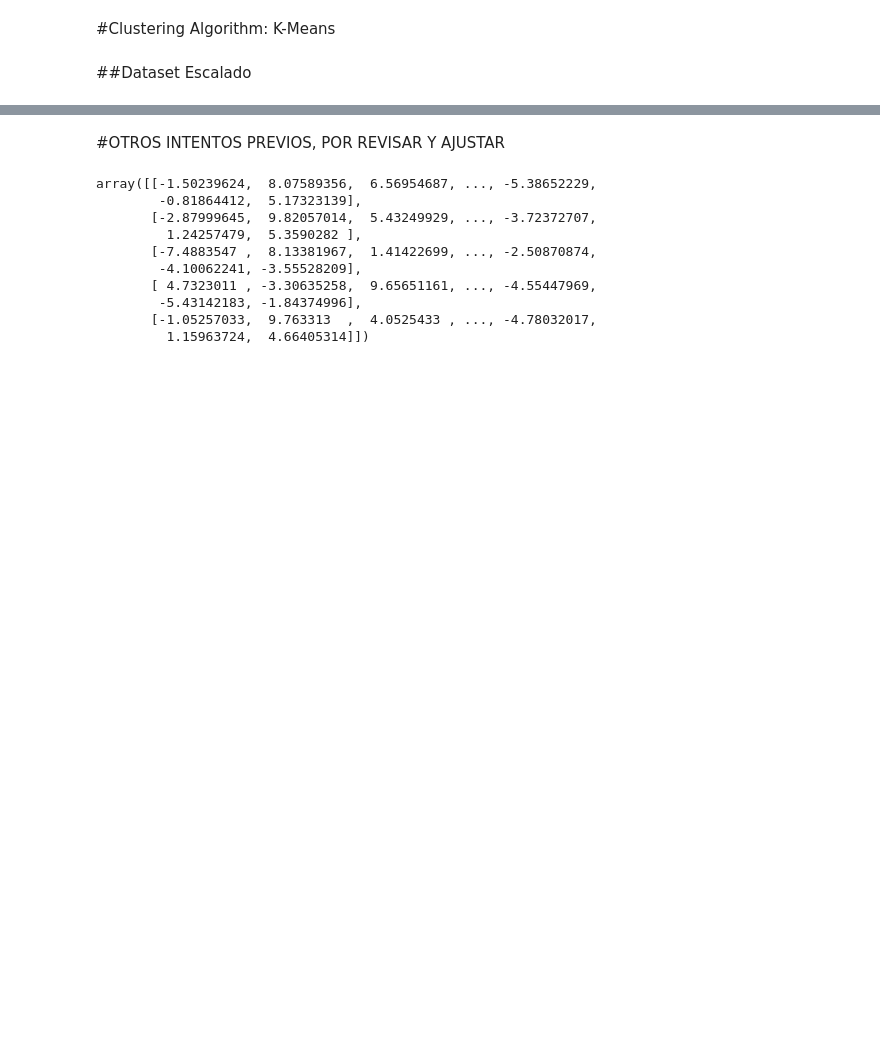
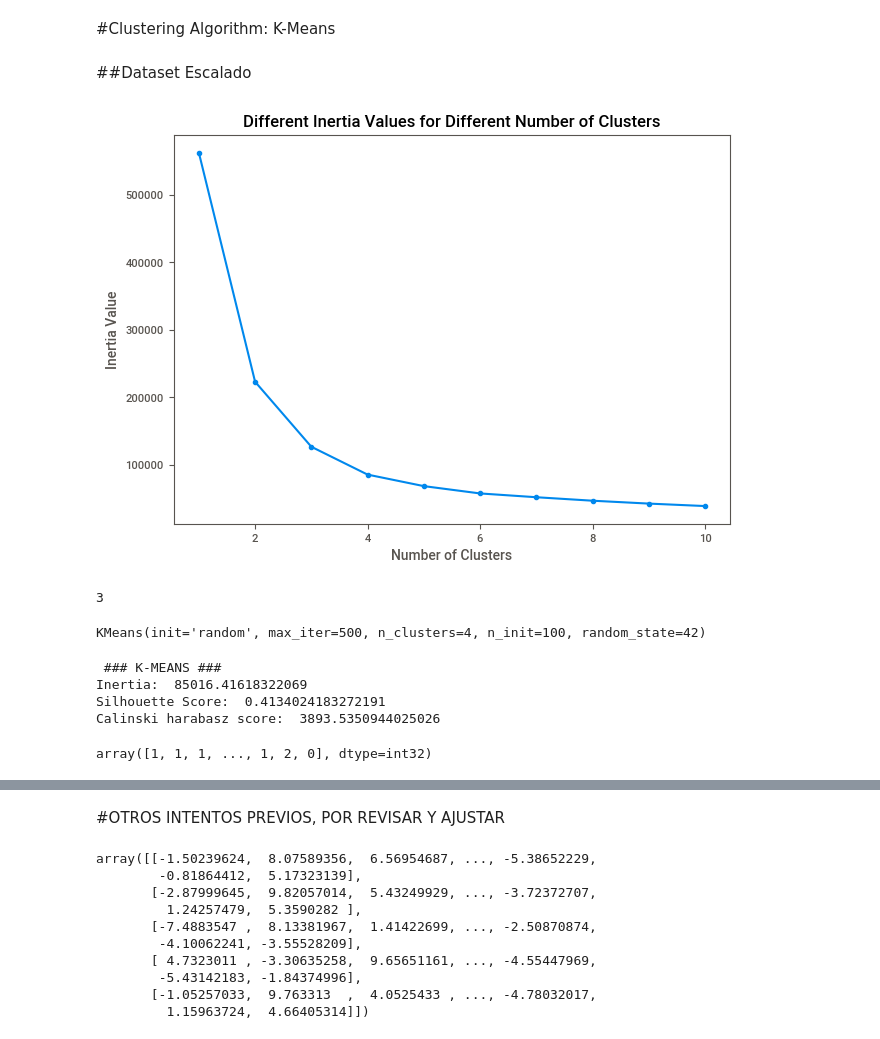
Before and after one commit to veronica1908/T2_APRENDIZAJE_NO_SUPERVISADO, a Jupyter notebook: APRENDIZAJE_NO_SUPERVISADO.ipynb, the cells around one changed output, grey strips where cells are left out. Saved outputs shown, nothing was run; the diff lists cells and outputs as text; code cells hidden in the pictures; blank space fills up the shorter version.

```diff
--- a/APRENDIZAJE_NO_SUPERVISADO.ipynb
+++ b/APRENDIZAJE_NO_SUPERVISADO.ipynb
@@ -1686,3 +1754,46 @@ for i in range(1, 11):
     kmeans = KMeans(n_clusters=i, init='k-means++', random_state=3)
     kmeans.fit(BDD2_out)
     inertia_list.append(kmeans.inertia_)
+# %%
+# plot the inertia curve
+plt.plot(range(1,11),inertia_list)
+plt.scatter(range(1,11),inertia_list)
+plt.xlabel("Number of Clusters", size=10)
+plt.ylabel("Inertia Value", size=10)
+plt.title("Different Inertia Values for Different Number of Clusters", size=12)
+plt.show()
+# %% [output]
+[figure, added]
+# %%
+# Seleccion automatica del numero k
+kl = KneeLocator(range(1, 11),
+                 inertia_list, curve="convex",
+                 direction="decreasing")
+kl.elbow
+# %% [output]
+3
+# %%
+kmeans_constants = {"init": "random", "n_init": 100, "max_iter": 500, "random_state": 42}
+
+# --- Modelo K-means ---
+model_kmeans = KMeans(n_clusters = 4, **kmeans_constants)
+model_kmeans.fit(BDD2_out)
+# %% [output]
+KMeans(init='random', max_iter=500, n_clusters=4, n_init=100, random_state=42)
+# %%
+# --- Evaluación del modelo kmeans ---
+print(" ### K-MEANS ###")
+print('Inertia: ', model_kmeans.inertia_)
+print('Silhouette Score: ', silhouette_score(BDD2_out, model_kmeans.labels_))
+print('Calinski harabasz score: ', calinski_harabasz_score(BDD2_out, model_kmeans.labels_))
+# %% [output]
+ ### K-MEANS ###
+Inertia:  85016.41618322069
+Silhouette Score:  0.4134024183272191
+Calinski harabasz score:  3893.5350944025026
+# %%
+# Predicción de los clusters
+Cluster_1 = model_kmeans.fit_predict(BDD2_out)
+Cluster_1
+# %% [output]
+array([1, 1, 1, ..., 1, 2, 0], dtype=int32)
```
Also changed, not shown: parts of 13 cells of this notebook.
